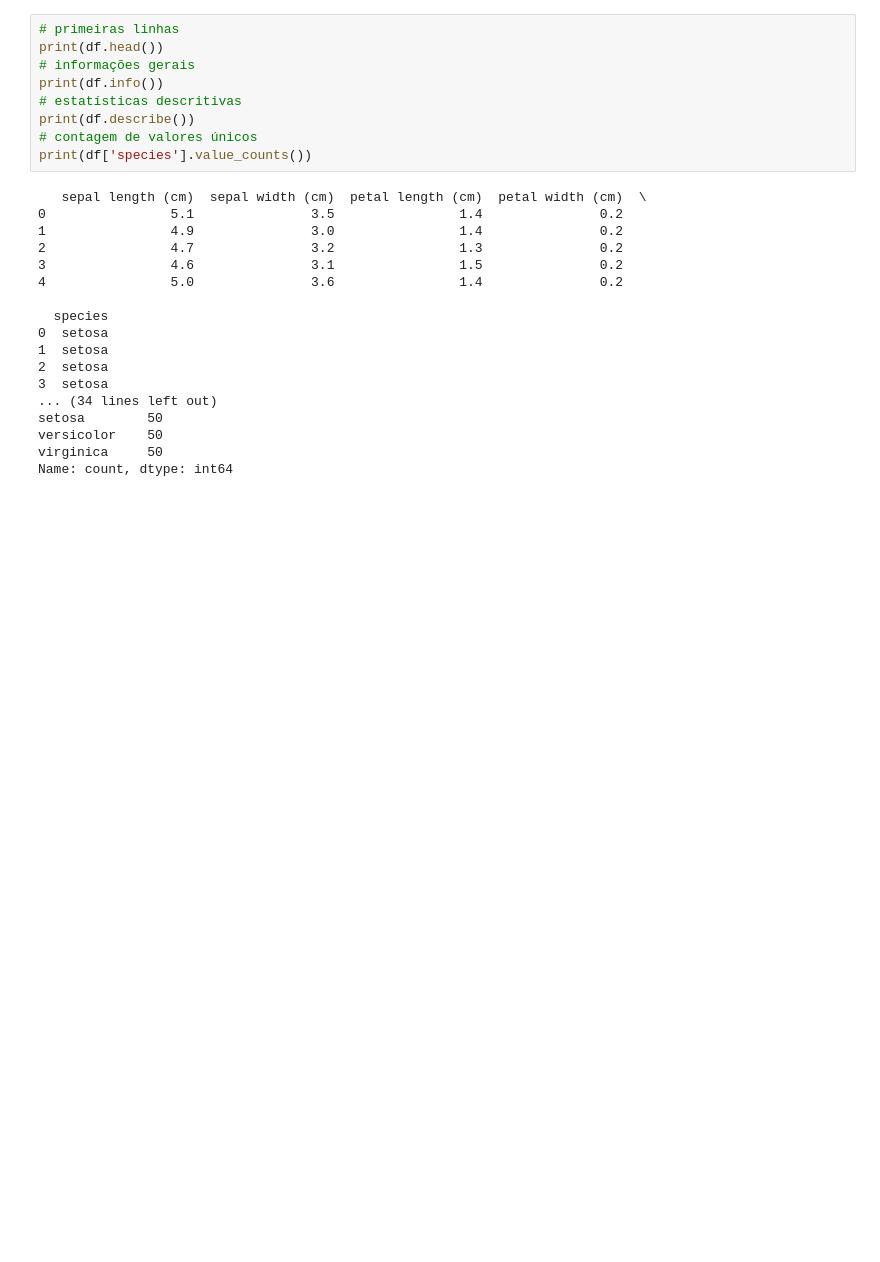
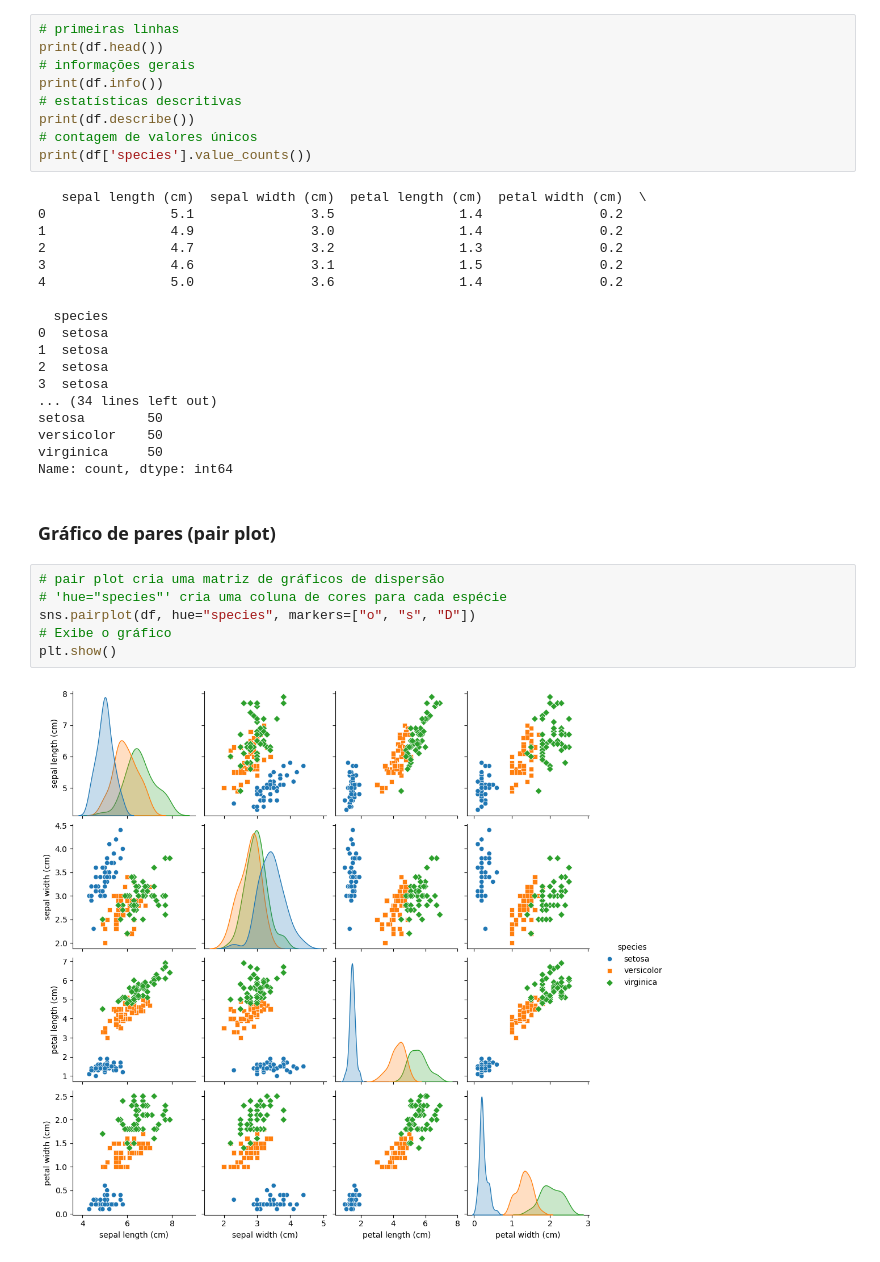
Before and after one commit to Lucassribeiro9/classificador-iris, a Jupyter notebook: analise-iris.ipynb, the cells around one changed output. Saved outputs shown, nothing was run; the diff lists cells and outputs as text; blank space fills up the shorter version.

Commit message:
inserindo grafico de pares

```diff
--- a/analise-iris.ipynb
+++ b/analise-iris.ipynb
@@ -83,3 +83,13 @@ setosa        50
 versicolor    50
 virginica     50
 Name: count, dtype: int64
+# %% [markdown]
+### Gráfico de pares (pair plot)
+# %%
+# pair plot cria uma matriz de gráficos de dispersão
+# 'hue="species"' cria uma coluna de cores para cada espécie
+sns.pairplot(df, hue="species", markers=["o", "s", "D"])
+# Exibe o gráfico
+plt.show()
+# %% [output]
+[figure, added]
```
